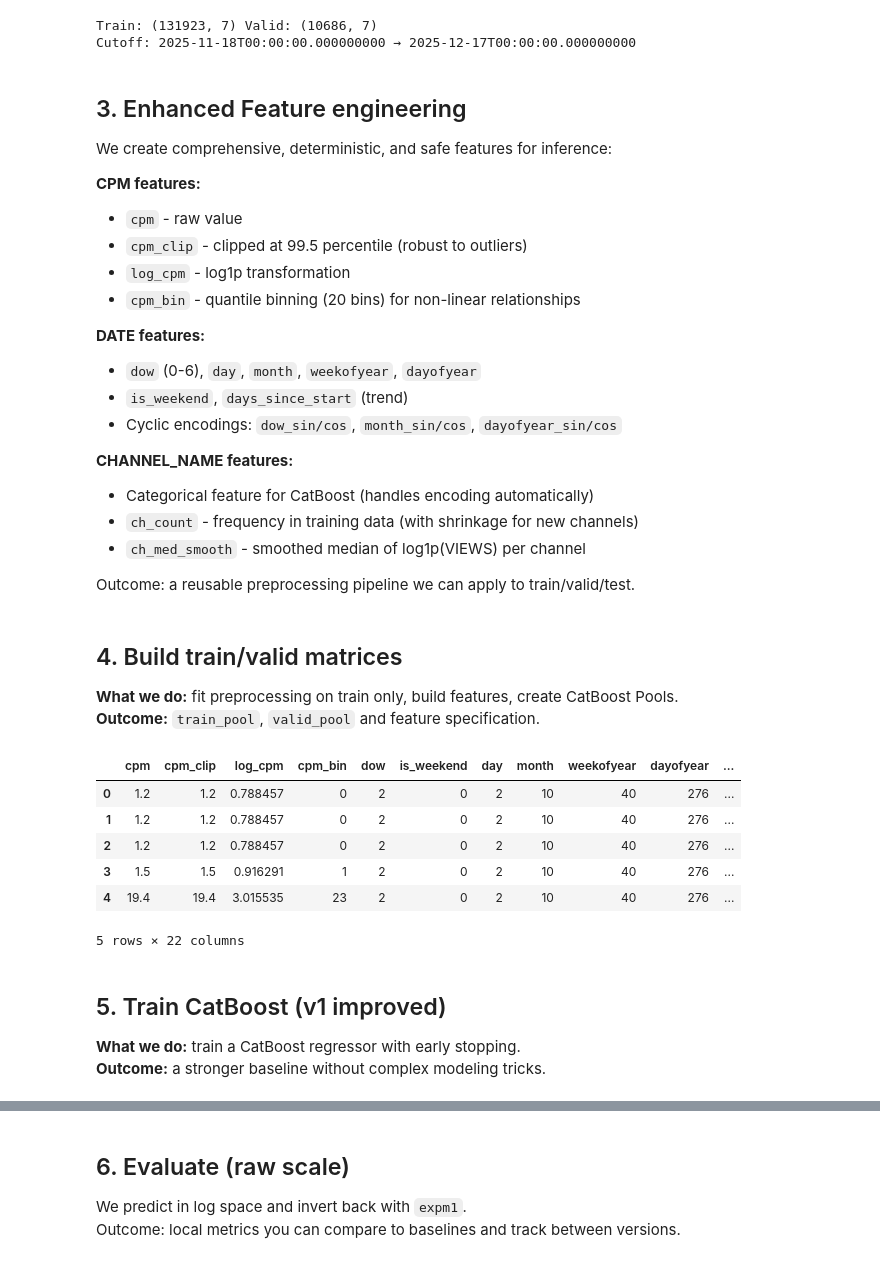
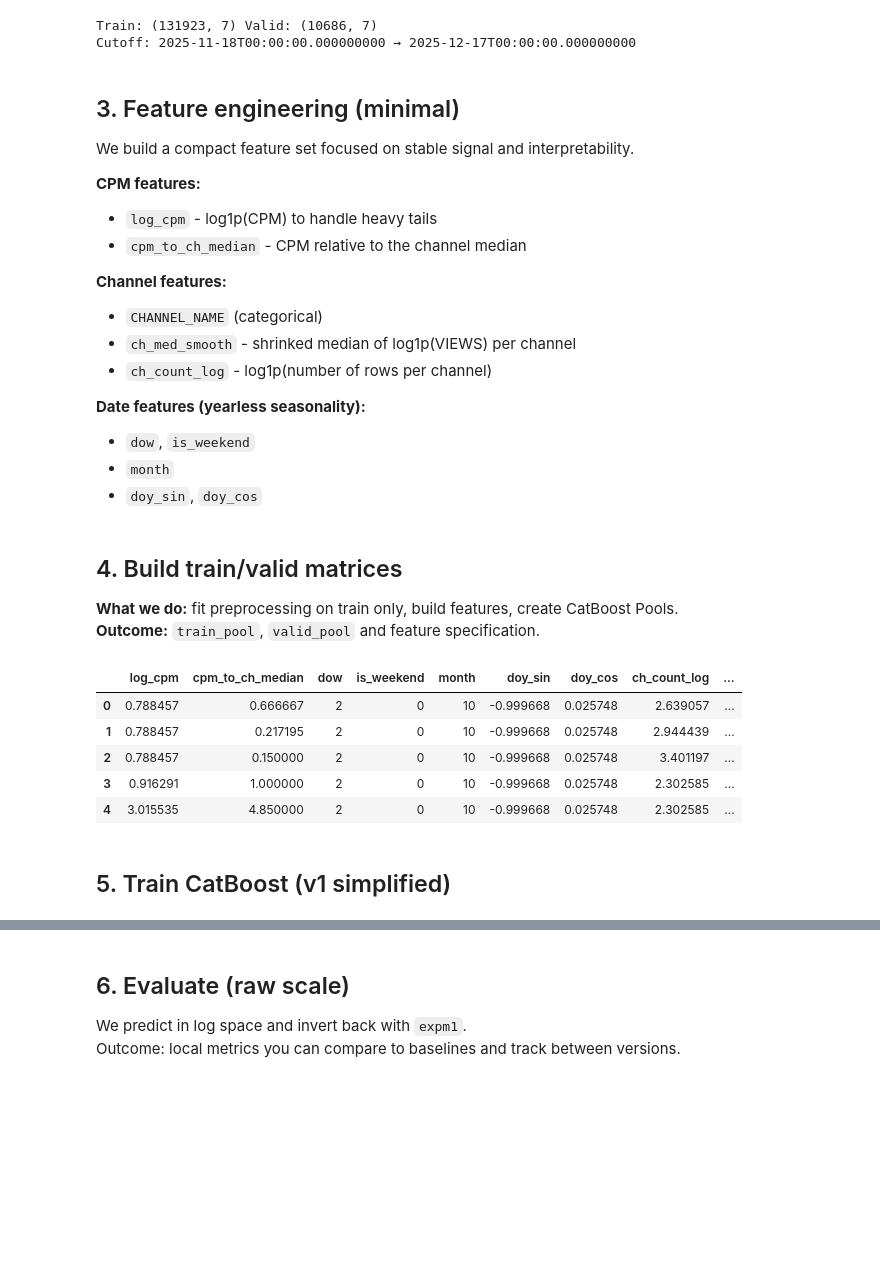
Before and after one commit to Karimkhab/telegram-ads-forecaster, a Jupyter notebook: notebook/models/model_v1.ipynb, the cells around one changed output, grey strips where cells are left out. Saved outputs shown, nothing was run; the diff lists cells and outputs as text; code cells hidden in the pictures; blank space fills up the shorter version.

```diff
--- a/notebook/models/model_v1.ipynb
+++ b/notebook/models/model_v1.ipynb
@@ -189,25 +170,21 @@ print("Cutoff:", cutoff, "→", dmax)
 Train: (131923, 7) Valid: (10686, 7)
 Cutoff: 2025-11-18T00:00:00.000000000 → 2025-12-17T00:00:00.000000000
 # %% [markdown]
-## 3. Enhanced Feature engineering
+## 3. Feature engineering (minimal)
 
-We create comprehensive, deterministic, and safe features for inference:
+We build a compact feature set focused on stable signal and interpretability.
 
 **CPM features:**
-- `cpm` - raw value
-- `cpm_clip` - clipped at 99.5 percentile (robust to outliers)
-- `log_cpm` - log1p transformation
-- `cpm_bin` - quantile binning (20 bins) for non-linear relationships
+- `log_cpm` - log1p(CPM) to handle heavy tails
+- `cpm_to_ch_median` - CPM relative to the channel median
 
-**DATE features:**
-- `dow` (0-6), `day`, `month`, `weekofyear`, `dayofyear`
-- `is_weekend`, `days_since_start` (trend)
-- Cyclic encodings: `dow_sin/cos`, `month_sin/cos`, `dayofyear_sin/cos`
+**Channel features:**
+- `CHANNEL_NAME` (categorical)
+- `ch_med_smooth` - shrinked median of log1p(VIEWS) per channel
+- `ch_count_log` - log1p(number of rows per channel)
 
-**CHANNEL_NAME features:**
-- Categorical feature for CatBoost (handles encoding automatically)
-- `ch_count` - frequency in training data (with shrinkage for new channels)
-- `ch_med_smooth` - smoothed median of log1p(VIEWS) per channel
-
-Outcome: a reusable preprocessing pipeline we can apply to train/valid/test.
+**Date features (yearless seasonality):**
+- `dow`, `is_weekend`
+- `month`
+- `doy_sin`, `doy_cos`
 # %%
@@ -320,60 +274,54 @@ def apply_channel_cpm_stats(data: pd.DataFrame, ch_stats: pd.DataFrame, global_m
 **Outcome:** `train_pool`, `valid_pool` and feature specification.
 # %%
 # Fit preprocess on train only (no leakage)
-preprocess = fit_preprocess_params(train_df, cpm_clip_q=0.999, cpm_bins=30)
+preprocess = fit_preprocess_params(train_df)
 
 # Basic features
 train_fe = apply_basic_preprocess(train_df, preprocess)
 valid_fe = apply_basic_preprocess(valid_df, preprocess)
 
 # Channel stats (train only)
 ch_stats, global_med_log = fit_channel_stats(train_df, alpha=10.0)
 train_fe = apply_channel_stats(train_fe, ch_stats, global_med_log)
 valid_fe = apply_channel_stats(valid_fe, ch_stats, global_med_log)
 
-# Channel CPM stats (train only, uses CPM only)
-ch_cpm_stats, global_cpm_mean, global_cpm_median = fit_channel_cpm_stats(train_df)
-train_fe = apply_channel_cpm_stats(train_fe, ch_cpm_stats, global_cpm_mean, global_cpm_median)
-valid_fe = apply_channel_cpm_stats(valid_fe, ch_cpm_stats, global_cpm_mean, global_cpm_median)
+# Channel CPM stats (train only)
+ch_cpm_stats, global_cpm_median = fit_channel_cpm_stats(train_df)
+train_fe = apply_channel_cpm_stats(train_fe, ch_cpm_stats, global_cpm_median)
+valid_fe = apply_channel_cpm_stats(valid_fe, ch_cpm_stats, global_cpm_median)
 
-# Feature spec
+# Feature spec (minimal and stable)
 feature_cols = [
-    "cpm", "cpm_clip", "log_cpm", "cpm_bin",
-    "dow", "is_weekend", "day", "month", "weekofyear", "dayofyear",
-    "days_since_anchor",
-    "dow_sin", "dow_cos", "doy_sin", "doy_cos",
-    "ch_count", "ch_count_log", "ch_med_smooth",
-    "ch_cpm_mean", "ch_cpm_median", "cpm_to_ch_median",
+    "log_cpm",
+    "cpm_to_ch_median",
+    "dow", "is_weekend", "month", "doy_sin", "doy_cos",
+    "ch_count_log", "ch_med_smooth",
     "CHANNEL_NAME",  # categorical
 ]
-cat_features = ["CHANNEL_NAME", "cpm_bin"]
+cat_features = ["CHANNEL_NAME"]
 
 X_train = train_fe[feature_cols]
 X_valid = valid_fe[feature_cols]
 
 y_train_raw = train_df["VIEWS"].astype(float).values
 y_valid_raw = valid_df["VIEWS"].astype(float).values
 
 y_train = np.log1p(np.clip(y_train_raw, 0, None))
 y_valid = np.log1p(np.clip(y_valid_raw, 0, None))
 
 train_pool = Pool(X_train, y_train, cat_features=cat_features)
 valid_pool = Pool(X_valid, y_valid, cat_features=cat_features)
 
 X_train.head()
 # %% [output]
-|  | cpm | cpm_clip | log_cpm | cpm_bin | dow | is_weekend | day | month | weekofyear | dayofyear | ... |
-| 0 | 1.2 | 1.2 | 0.788457 | 0 | 2 | 0 | 2 | 10 | 40 | 276 | ... |
-| 1 | 1.2 | 1.2 | 0.788457 | 0 | 2 | 0 | 2 | 10 | 40 | 276 | ... |
-| 2 | 1.2 | 1.2 | 0.788457 | 0 | 2 | 0 | 2 | 10 | 40 | 276 | ... |
-| 3 | 1.5 | 1.5 | 0.916291 | 1 | 2 | 0 | 2 | 10 | 40 | 276 | ... |
-| 4 | 19.4 | 19.4 | 3.015535 | 23 | 2 | 0 | 2 | 10 | 40 | 276 | ... |
+|  | log_cpm | cpm_to_ch_median | dow | is_weekend | month | doy_sin | doy_cos | ch_count_log | ... |
+| 0 | 0.788457 | 0.666667 | 2 | 0 | 10 | -0.999668 | 0.025748 | 2.639057 | ... |
+| 1 | 0.788457 | 0.217195 | 2 | 0 | 10 | -0.999668 | 0.025748 | 2.944439 | ... |
+| 2 | 0.788457 | 0.150000 | 2 | 0 | 10 | -0.999668 | 0.025748 | 3.401197 | ... |
+| 3 | 0.916291 | 1.000000 | 2 | 0 | 10 | -0.999668 | 0.025748 | 2.302585 | ... |
+| 4 | 3.015535 | 4.850000 | 2 | 0 | 10 | -0.999668 | 0.025748 | 2.302585 | ... |
-5 rows × 22 columns
 # %% [markdown]
-## 5. Train CatBoost (v1 improved)
-
-**What we do:** train a CatBoost regressor with early stopping.
-**Outcome:** a stronger baseline without complex modeling tricks.
+## 5. Train CatBoost (v1 simplified)
 # %%
 # Helper function for metrics calculation
 def calculate_metrics(y_true, y_pred, name=""):
```
Also changed, not shown: parts of 13 cells of this notebook.
